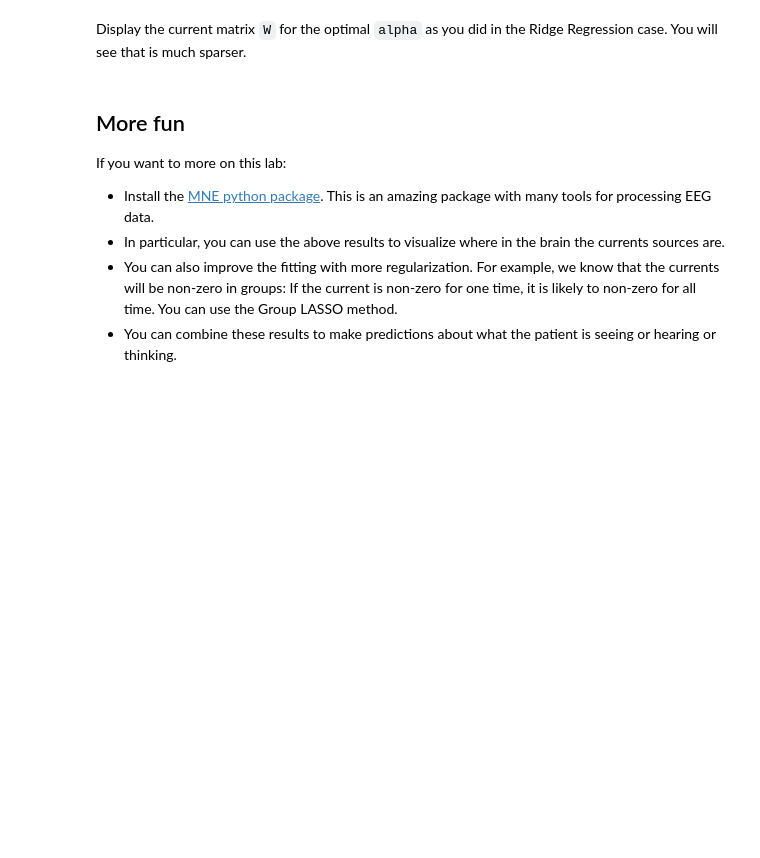
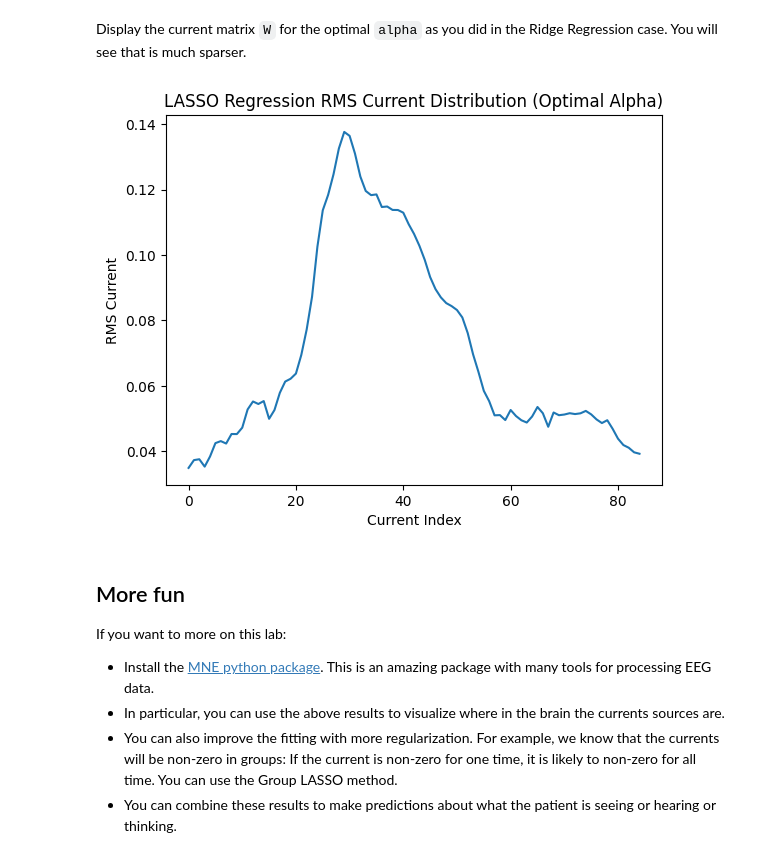
Before and after one commit to manovay/msml, a Jupyter notebook: unit05_lasso/lab_eeg_partial.ipynb, the cells around one changed output. Saved outputs shown, nothing was run; the diff lists cells and outputs as text; code cells hidden in the pictures; blank space fills up the shorter version.

```diff
--- a/unit05_lasso/lab_eeg_partial.ipynb
+++ b/unit05_lasso/lab_eeg_partial.ipynb
@@ -147,3 +233,17 @@ Display the current matrix `W` for the optimal `alpha` as you did in the Ridge R
+# %%
+optimal_alpha_lasso = alpha_values_lasso[np.argmax(rsq_ts_values_lasso)]
+optimal_W_lasso = W_lasso_values[np.argmax(rsq_ts_values_lasso)]
+
+Wrms_lasso = np.sqrt(np.mean(optimal_W_lasso**2, axis=1))
+
+plt.figure()
+plt.plot(Wrms_lasso)
+plt.xlabel('Current Index')
+plt.ylabel('RMS Current')
+plt.title('LASSO Regression RMS Current Distribution (Optimal Alpha)')
+plt.show()
+# %% [output]
+[figure, added]
 # %% [markdown]
 ## More fun
 
```
Also changed, not shown: parts of 25 cells of this notebook.
